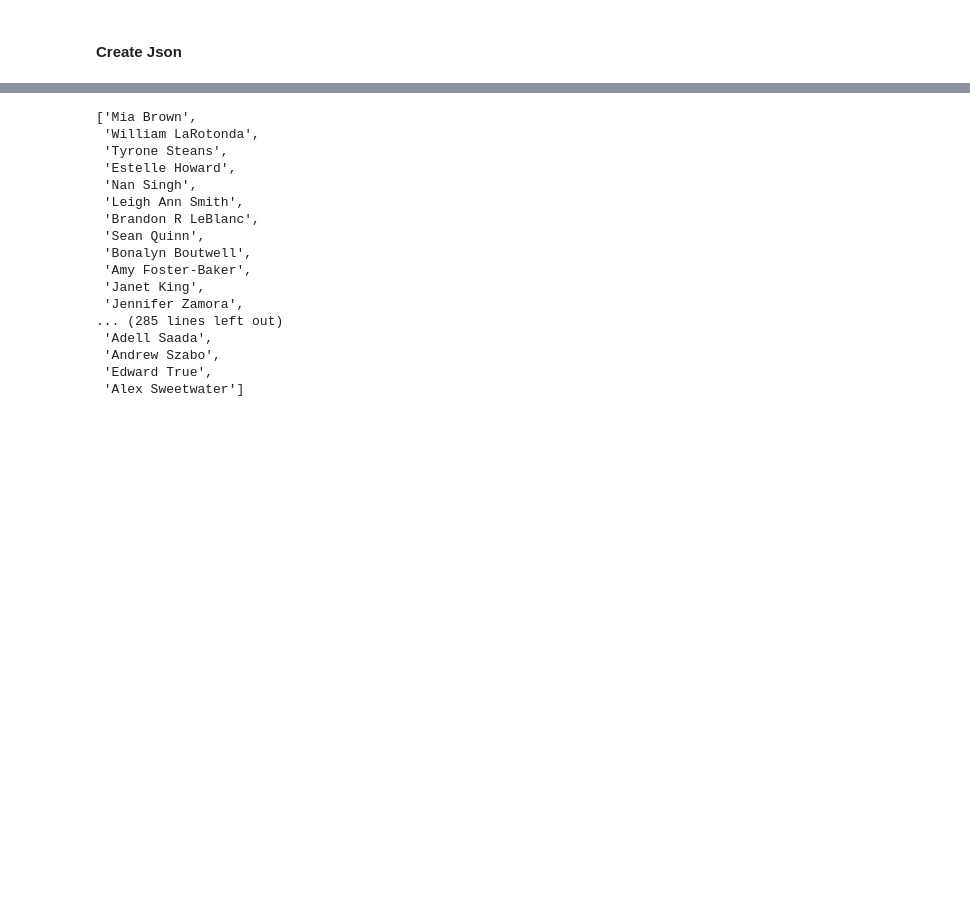
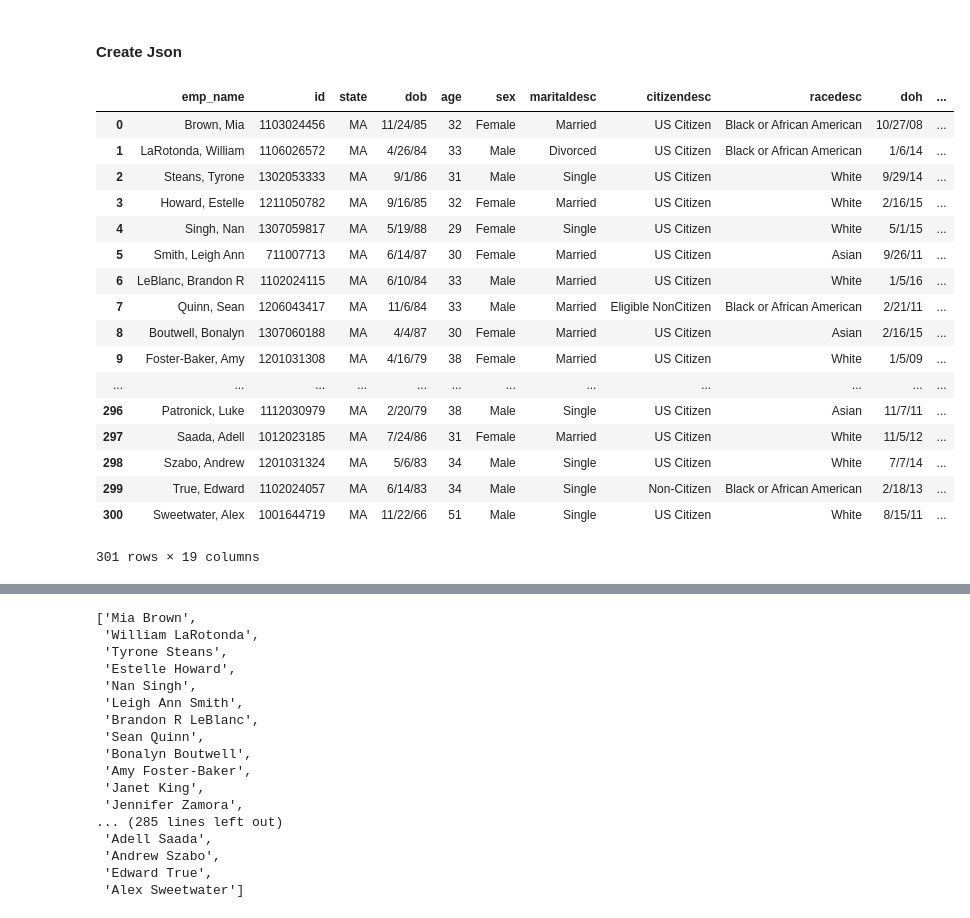
Before and after one commit to ritvikshrivastava/mindmeld-hr-blueprint, a Jupyter notebook: custom_scripts/Knowledge Base Generator.ipynb, the cells around one changed output, grey strips where cells are left out. Cells and saved outputs as stored; diff of their text form; code cells hidden in the pictures; blank space fills up the shorter version.

```diff
--- a/custom_scripts/Knowledge Base Generator.ipynb
+++ b/custom_scripts/Knowledge Base Generator.ipynb
@@ -186,4 +194,26 @@ def _get_interval_amount(recur_ent, money):
 <h2>Workflow</h2>
 # %% [markdown]
 <h4>Create Json</h4>
+# %%
+kb = pd.read_csv('core_dataset.csv')
+kb
+# %% [output]
+|  | emp_name | id | state | dob | age | sex | maritaldesc | citizendesc | racedesc | doh | ... |
+| 0 | Brown, Mia | 1103024456 | MA | 11/24/85 | 32 | Female | Married | US Citizen | Black or African American | 10/27/08 | ... |
+| 1 | LaRotonda, William | 1106026572 | MA | 4/26/84 | 33 | Male | Divorced | US Citizen | Black or African American | 1/6/14 | ... |
+| 2 | Steans, Tyrone | 1302053333 | MA | 9/1/86 | 31 | Male | Single | US Citizen | White | 9/29/14 | ... |
+| 3 | Howard, Estelle | 1211050782 | MA | 9/16/85 | 32 | Female | Married | US Citizen | White | 2/16/15 | ... |
+| 4 | Singh, Nan | 1307059817 | MA | 5/19/88 | 29 | Female | Single | US Citizen | White | 5/1/15 | ... |
+| 5 | Smith, Leigh Ann | 711007713 | MA | 6/14/87 | 30 | Female | Married | US Citizen | Asian | 9/26/11 | ... |
+| 6 | LeBlanc, Brandon R | 1102024115 | MA | 6/10/84 | 33 | Male | Married | US Citizen | White | 1/5/16 | ... |
+| 7 | Quinn, Sean | 1206043417 | MA | 11/6/84 | 33 | Male | Married | Eligible NonCitizen | Black or African American | 2/21/11 | ... |
+| 8 | Boutwell, Bonalyn | 1307060188 | MA | 4/4/87 | 30 | Female | Married | US Citizen | Asian | 2/16/15 | ... |
+| 9 | Foster-Baker, Amy | 1201031308 | MA | 4/16/79 | 38 | Female | Married | US Citizen | White | 1/5/09 | ... |
+| ... | ... | ... | ... | ... | ... | ... | ... | ... | ... | ... | ... |
+| 296 | Patronick, Luke | 1112030979 | MA | 2/20/79 | 38 | Male | Single | US Citizen | Asian | 11/7/11 | ... |
+| 297 | Saada, Adell | 1012023185 | MA | 7/24/86 | 31 | Female | Married | US Citizen | White | 11/5/12 | ... |
+| 298 | Szabo, Andrew | 1201031324 | MA | 5/6/83 | 34 | Male | Single | US Citizen | White | 7/7/14 | ... |
+| 299 | True, Edward | 1102024057 | MA | 6/14/83 | 34 | Male | Single | Non-Citizen | Black or African American | 2/18/13 | ... |
+| 300 | Sweetwater, Alex | 1001644719 | MA | 11/22/66 | 51 | Male | Single | US Citizen | White | 8/15/11 | ... |
+301 rows × 19 columns
 # %%
```
Also changed, not shown: parts of 2 cells of this notebook, 29 other files.
